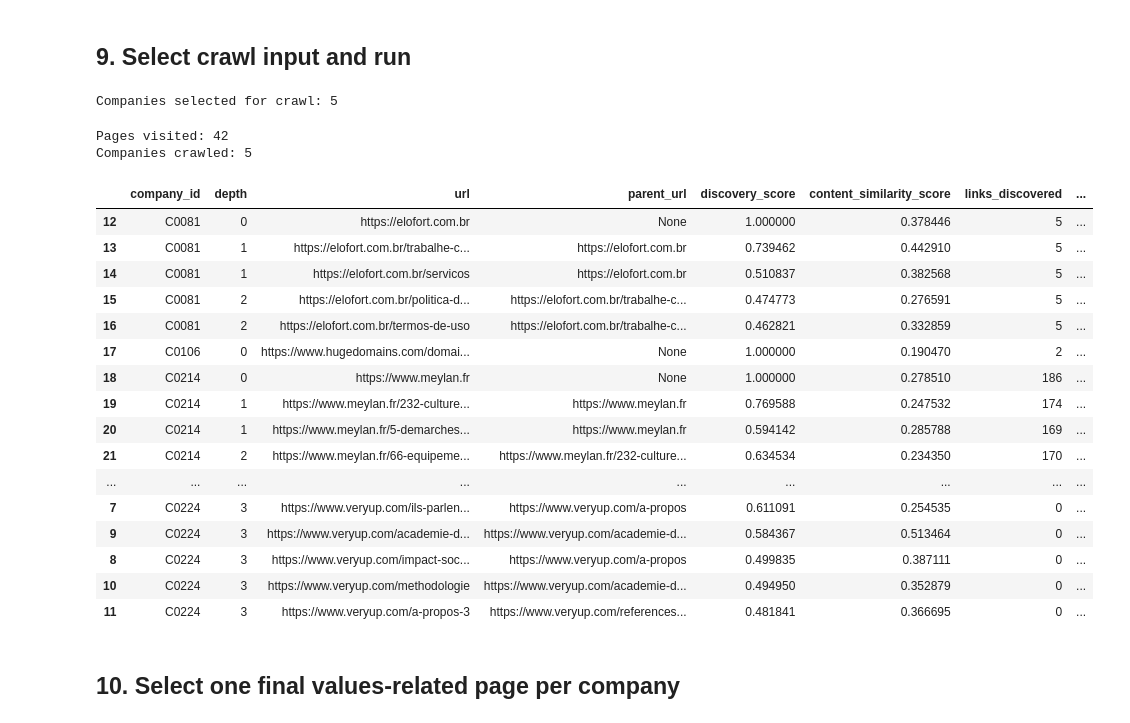
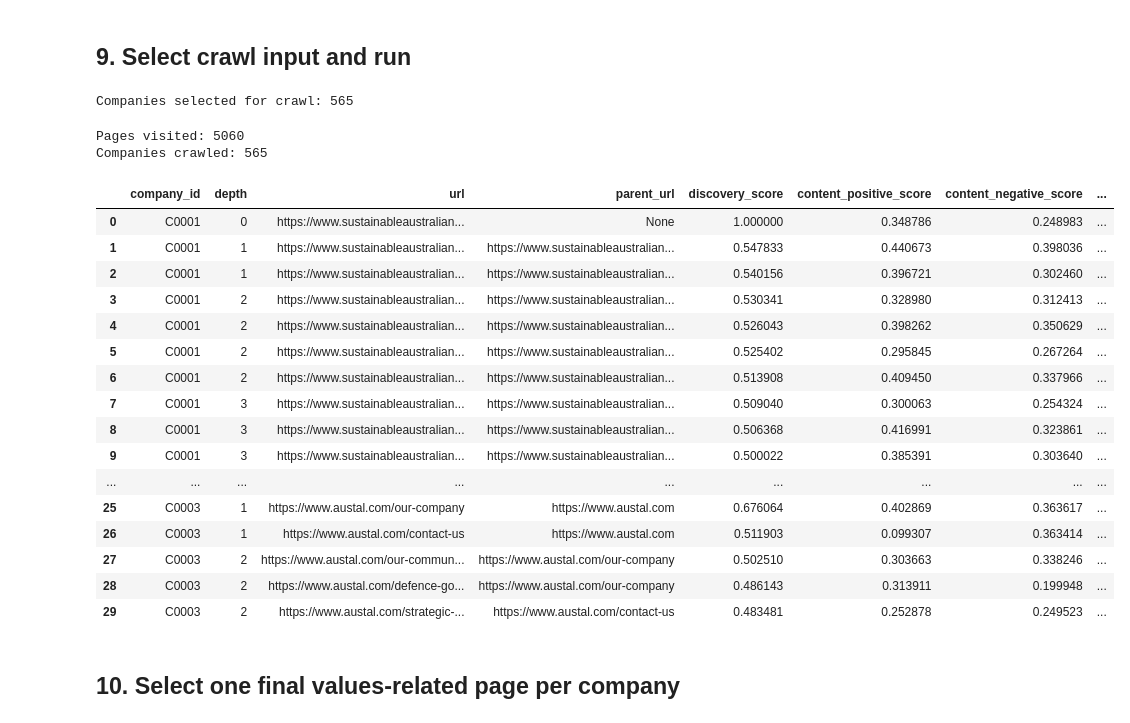
Before and after one commit to namanhtran200421/testing_ground, a Jupyter notebook: notebooks/notebook_2_values_crawler.ipynb, the cells around one changed output. Cells and saved outputs as stored; diff of their text form; code cells hidden in the pictures.

```diff
--- a/notebooks/notebook_2_values_crawler.ipynb
+++ b/notebooks/notebook_2_values_crawler.ipynb
@@ -58,6 +58,8 @@ MAX_CRAWL_DEPTH = 3
 MAX_PAGES_PER_COMPANY = 12
 MAX_CHILDREN_PER_PAGE = 2
 
+MIN_CONTENT_SIMILARITY = 0.40
+MIN_SEMANTIC_MARGIN = 0.08
 MIN_LINK_SIMILARITY = 0.38
 MIN_CONTENT_SIMILARITY = 0.40
 
@@ -68,7 +70,7 @@ MAX_PAGE_TEXT_CHARACTERS = 10_000
 CONTENT_SCORING_CHARACTERS = 10_000
 
 # Use "sample" while testing and "full" for production.
-CRAWL_RUN_MODE = "sample"
+CRAWL_RUN_MODE = "full"
 CRAWL_SAMPLE_COMPANIES = 5
 RANDOM_SEED = 42
 
@@ -851,7 +880,9 @@ async def crawl_company_website(
                 "status_code": None,
                 "content_type": None,
                 "page_text": "",
-                "content_similarity_score": np.nan,
+                "content_positive_score":np.nan,
+                "content_negative_score":np.nan,
+                "semantic_margin":np.nan,
                 "links_discovered": 0,
                 "links_queued": 0,
                 "crawl_error": "robots_blocked",
@@ -899,7 +930,9 @@ async def crawl_company_website(
                     "status_code": status_code,
                     "content_type": content_type,
                     "page_text": "",
-                    "content_similarity_score": np.nan,
+                    "content_positive_score": np.nan,
+"content_negative_score":np.nan,
+"semantic_margin":np.nan,
                     "links_discovered": 0,
                     "links_queued": 0,
                     "crawl_error": crawl_error,
@@ -965,7 +998,16 @@ async def crawl_company_website(
                 "status_code": status_code,
                 "content_type": content_type,
                 "page_text": page_text,
-                "content_similarity_score": content_score,
+                "content_positive_score": (
+                content_score["content_positive_score"]
+                ),
+                "content_negative_score": (
+                    content_score["content_negative_score"]
+                ),
+                "semantic_margin": (
+                    content_score["semantic_margin"]
+                ),
+
                 "links_discovered": len(child_links),
                 "links_queued": len(selected_children),
                 "crawl_error": "",
@@ -988,7 +1030,9 @@ async def crawl_company_website(
                 "status_code": None,
                 "content_type": None,
                 "page_text": "",
-                "content_similarity_score": np.nan,
+                "content_positive_score": np.nan,
+                "content_negative_score": np.nan,
+                "semantic_margin": np.nan,
                 "links_discovered": 0,
                 "links_queued": 0,
                 "crawl_error": f"fetch_error_{type(error).__name__}",
@@ -1044,50 +1088,52 @@ elif CRAWL_RUN_MODE != "full":
 
 print("Companies selected for crawl:", len(df_crawl_input))
 # %% [output]
-Companies selected for crawl: 5
+Companies selected for crawl: 565
 # %%
 df_crawled_pages = await run_company_crawls(df_crawl_input)
 df_crawled_pages.to_csv(CRAWL_AUDIT_OUTPUT_CSV, index=False)
 
 print("Pages visited:", len(df_crawled_pages))
 print("Companies crawled:", df_crawled_pages["company_id"].nunique())
 
 df_crawled_pages[
     [
         "company_id",
         "depth",
         "url",
         "parent_url",
         "discovery_score",
-        "content_similarity_score",
+        "content_positive_score",
+        "content_negative_score",
+        "semantic_margin",
         "links_discovered",
         "links_queued",
         "crawl_error",
     ]
 ].sort_values(
     ["company_id", "depth", "discovery_score"],
     ascending=[True, True, False],
 ).head(30)
 # %% [output]
-Pages visited: 42
-Companies crawled: 5
+Pages visited: 5060
+Companies crawled: 565
-|  | company_id | depth | url | parent_url | discovery_score | content_similarity_score | links_discovered | ... |
-| 12 | C0081 | 0 | https://elofort.com.br | None | 1.000000 | 0.378446 | 5 | ... |
-| 13 | C0081 | 1 | https://elofort.com.br/trabalhe-c... | https://elofort.com.br | 0.739462 | 0.442910 | 5 | ... |
-| 14 | C0081 | 1 | https://elofort.com.br/servicos | https://elofort.com.br | 0.510837 | 0.382568 | 5 | ... |
-| 15 | C0081 | 2 | https://elofort.com.br/politica-d... | https://elofort.com.br/trabalhe-c... | 0.474773 | 0.276591 | 5 | ... |
-| 16 | C0081 | 2 | https://elofort.com.br/termos-de-uso | https://elofort.com.br/trabalhe-c... | 0.462821 | 0.332859 | 5 | ... |
-| 17 | C0106 | 0 | https://www.hugedomains.com/domai... | None | 1.000000 | 0.190470 | 2 | ... |
-| 18 | C0214 | 0 | https://www.meylan.fr | None | 1.000000 | 0.278510 | 186 | ... |
-| 19 | C0214 | 1 | https://www.meylan.fr/232-culture... | https://www.meylan.fr | 0.769588 | 0.247532 | 174 | ... |
-| 20 | C0214 | 1 | https://www.meylan.fr/5-demarches... | https://www.meylan.fr | 0.594142 | 0.285788 | 169 | ... |
-| 21 | C0214 | 2 | https://www.meylan.fr/66-equipeme... | https://www.meylan.fr/232-culture... | 0.634534 | 0.234350 | 170 | ... |
+|  | company_id | depth | url | parent_url | discovery_score | content_positive_score | content_negative_score | ... |
+| 0 | C0001 | 0 | https://www.sustainableaustralian... | None | 1.000000 | 0.348786 | 0.248983 | ... |
+| 1 | C0001 | 1 | https://www.sustainableaustralian... | https://www.sustainableaustralian... | 0.547833 | 0.440673 | 0.398036 | ... |
+| 2 | C0001 | 1 | https://www.sustainableaustralian... | https://www.sustainableaustralian... | 0.540156 | 0.396721 | 0.302460 | ... |
+| 3 | C0001 | 2 | https://www.sustainableaustralian... | https://www.sustainableaustralian... | 0.530341 | 0.328980 | 0.312413 | ... |
+| 4 | C0001 | 2 | https://www.sustainableaustralian... | https://www.sustainableaustralian... | 0.526043 | 0.398262 | 0.350629 | ... |
+| 5 | C0001 | 2 | https://www.sustainableaustralian... | https://www.sustainableaustralian... | 0.525402 | 0.295845 | 0.267264 | ... |
+| 6 | C0001 | 2 | https://www.sustainableaustralian... | https://www.sustainableaustralian... | 0.513908 | 0.409450 | 0.337966 | ... |
+| 7 | C0001 | 3 | https://www.sustainableaustralian... | https://www.sustainableaustralian... | 0.509040 | 0.300063 | 0.254324 | ... |
+| 8 | C0001 | 3 | https://www.sustainableaustralian... | https://www.sustainableaustralian... | 0.506368 | 0.416991 | 0.323861 | ... |
+| 9 | C0001 | 3 | https://www.sustainableaustralian... | https://www.sustainableaustralian... | 0.500022 | 0.385391 | 0.303640 | ... |
 | ... | ... | ... | ... | ... | ... | ... | ... | ... |
-| 7 | C0224 | 3 | https://www.veryup.com/ils-parlen... | https://www.veryup.com/a-propos | 0.611091 | 0.254535 | 0 | ... |
-| 9 | C0224 | 3 | https://www.veryup.com/academie-d... | https://www.veryup.com/academie-d... | 0.584367 | 0.513464 | 0 | ... |
-| 8 | C0224 | 3 | https://www.veryup.com/impact-soc... | https://www.veryup.com/a-propos | 0.499835 | 0.387111 | 0 | ... |
-| 10 | C0224 | 3 | https://www.veryup.com/methodologie | https://www.veryup.com/academie-d... | 0.494950 | 0.352879 | 0 | ... |
-| 11 | C0224 | 3 | https://www.veryup.com/a-propos-3 | https://www.veryup.com/references... | 0.481841 | 0.366695 | 0 | ... |
+| 25 | C0003 | 1 | https://www.austal.com/our-company | https://www.austal.com | 0.676064 | 0.402869 | 0.363617 | ... |
+| 26 | C0003 | 1 | https://www.austal.com/contact-us | https://www.austal.com | 0.511903 | 0.099307 | 0.363414 | ... |
+| 27 | C0003 | 2 | https://www.austal.com/our-commun... | https://www.austal.com/our-company | 0.502510 | 0.303663 | 0.338246 | ... |
+| 28 | C0003 | 2 | https://www.austal.com/defence-go... | https://www.austal.com/our-company | 0.486143 | 0.313911 | 0.199948 | ... |
+| 29 | C0003 | 2 | https://www.austal.com/strategic-... | https://www.austal.com/contact-us | 0.483481 | 0.252878 | 0.249523 | ... |
 # %% [markdown]
 ## 10. Select one final values-related page per company
 # %%
```
Also changed, not shown: parts of 13 cells of this notebook.
